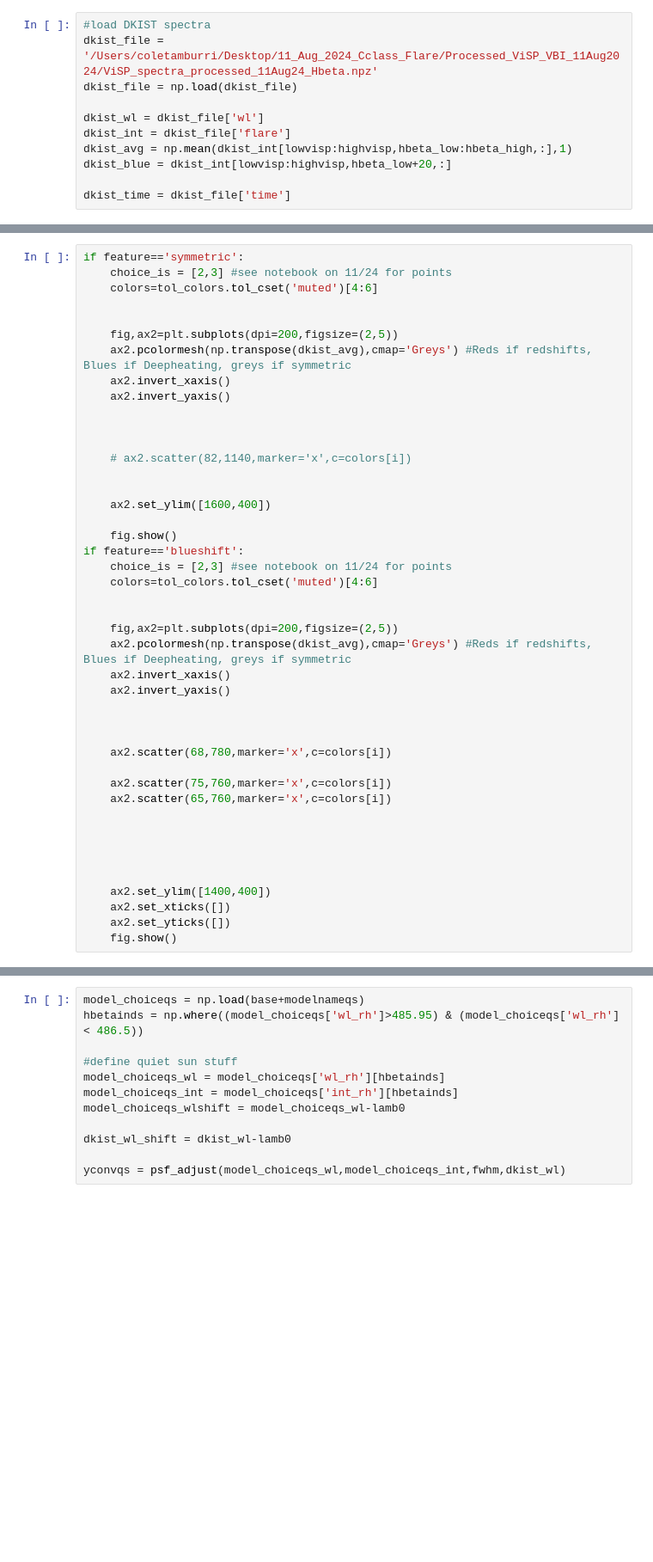
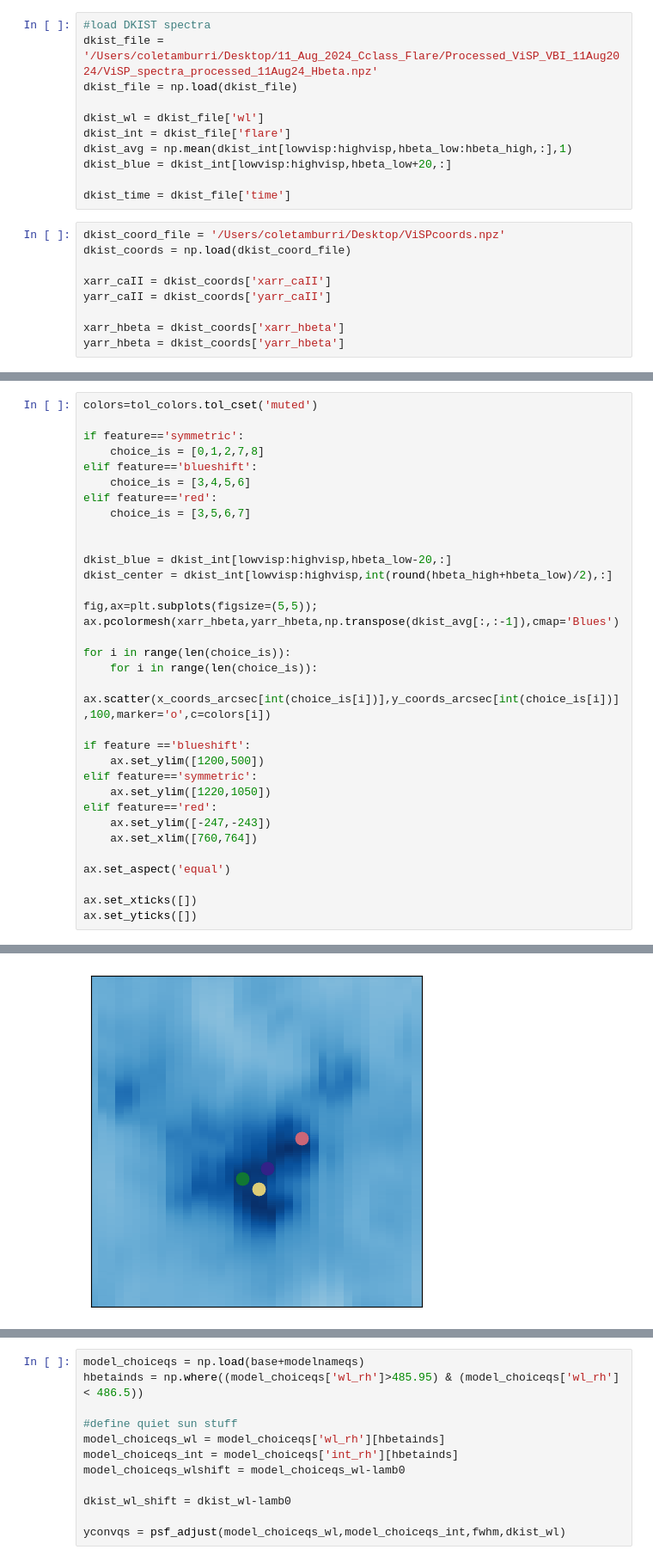
Before and after one commit to coletamburri2112/Flare_Patrol_Analysis, a Jupyter notebook: NOTEBOOKS/11Aug2024_DKIST_RADYN+RH_comp_hbeta.ipynb, the cells around one changed output, grey strips where cells are left out. Shown at 86% size. Cells and saved outputs as stored; diff of their text form; blank space fills up the shorter version.

```diff
--- a/NOTEBOOKS/11Aug2024_DKIST_RADYN+RH_comp_hbeta.ipynb
+++ b/NOTEBOOKS/11Aug2024_DKIST_RADYN+RH_comp_hbeta.ipynb
@@ -220,3 +165,12 @@ dkist_avg = np.mean(dkist_int[lowvisp:highvisp,hbeta_low:hbeta_high,:],1)
 dkist_blue = dkist_int[lowvisp:highvisp,hbeta_low+20,:]
 
 dkist_time = dkist_file['time']
+# %%
+dkist_coord_file = '/Users/coletamburri/Desktop/ViSPcoords.npz'
+dkist_coords = np.load(dkist_coord_file)
+
+xarr_caII = dkist_coords['xarr_caII']
+yarr_caII = dkist_coords['yarr_caII']
+
+xarr_hbeta = dkist_coords['xarr_hbeta']
+yarr_hbeta = dkist_coords['yarr_hbeta']
@@ -305,44 +250,34 @@ elif feature=='blueshift':
 # %%
+colors=tol_colors.tol_cset('muted')
+
 if feature=='symmetric':
-    choice_is = [2,3] #see notebook on 11/24 for points
-    colors=tol_colors.tol_cset('muted')[4:6]
+    choice_is = [0,1,2,7,8]
+elif feature=='blueshift':
+    choice_is = [3,4,5,6]
+elif feature=='red':
+    choice_is = [3,5,6,7]
 
 
-    fig,ax2=plt.subplots(dpi=200,figsize=(2,5))
-    ax2.pcolormesh(np.transpose(dkist_avg),cmap='Greys') #Reds if redshifts, Blues if Deepheating, greys if symmetric
-    ax2.invert_xaxis()
-    ax2.invert_yaxis()
+dkist_blue = dkist_int[lowvisp:highvisp,hbeta_low-20,:]
+dkist_center = dkist_int[lowvisp:highvisp,int(round(hbeta_high+hbeta_low)/2),:]
 
+fig,ax=plt.subplots(figsize=(5,5));
+ax.pcolormesh(xarr_hbeta,yarr_hbeta,np.transpose(dkist_avg[:,:-1]),cmap='Blues')
 
+for i in range(len(choice_is)):
+    for i in range(len(choice_is)):
+        ax.scatter(x_coords_arcsec[int(choice_is[i])],y_coords_arcsec[int(choice_is[i])],100,marker='o',c=colors[i])
 
-    # ax2.scatter(82,1140,marker='x',c=colors[i])
+if feature =='blueshift':
+    ax.set_ylim([1200,500])
+elif feature=='symmetric':
+    ax.set_ylim([1220,1050])
+elif feature=='red':
+    ax.set_ylim([-247,-243])
+    ax.set_xlim([760,764])
 
+ax.set_aspect('equal')
 
-    ax2.set_ylim([1600,400])
-
-    fig.show()
-if feature=='blueshift':
-    choice_is = [2,3] #see notebook on 11/24 for points
-    colors=tol_colors.tol_cset('muted')[4:6]
-
-
-    fig,ax2=plt.subplots(dpi=200,figsize=(2,5))
-    ax2.pcolormesh(np.transpose(dkist_avg),cmap='Greys') #Reds if redshifts, Blues if Deepheating, greys if symmetric
-    ax2.invert_xaxis()
-    ax2.invert_yaxis()
-
-
-
-    ax2.scatter(68,780,marker='x',c=colors[i])
-
-    ax2.scatter(75,760,marker='x',c=colors[i])
-    ax2.scatter(65,760,marker='x',c=colors[i])
-
-
-
-
-
-    ax2.set_ylim([1400,400])
-    ax2.set_xticks([])
-    ax2.set_yticks([])
-    fig.show()
+ax.set_xticks([])
+ax.set_yticks([])
+# %% [output]
@@ -348,0 +285 @@ if feature=='blueshift':
+[figure, added]
```
Also changed, not shown: parts of 17 cells of this notebook, 6 other files.
